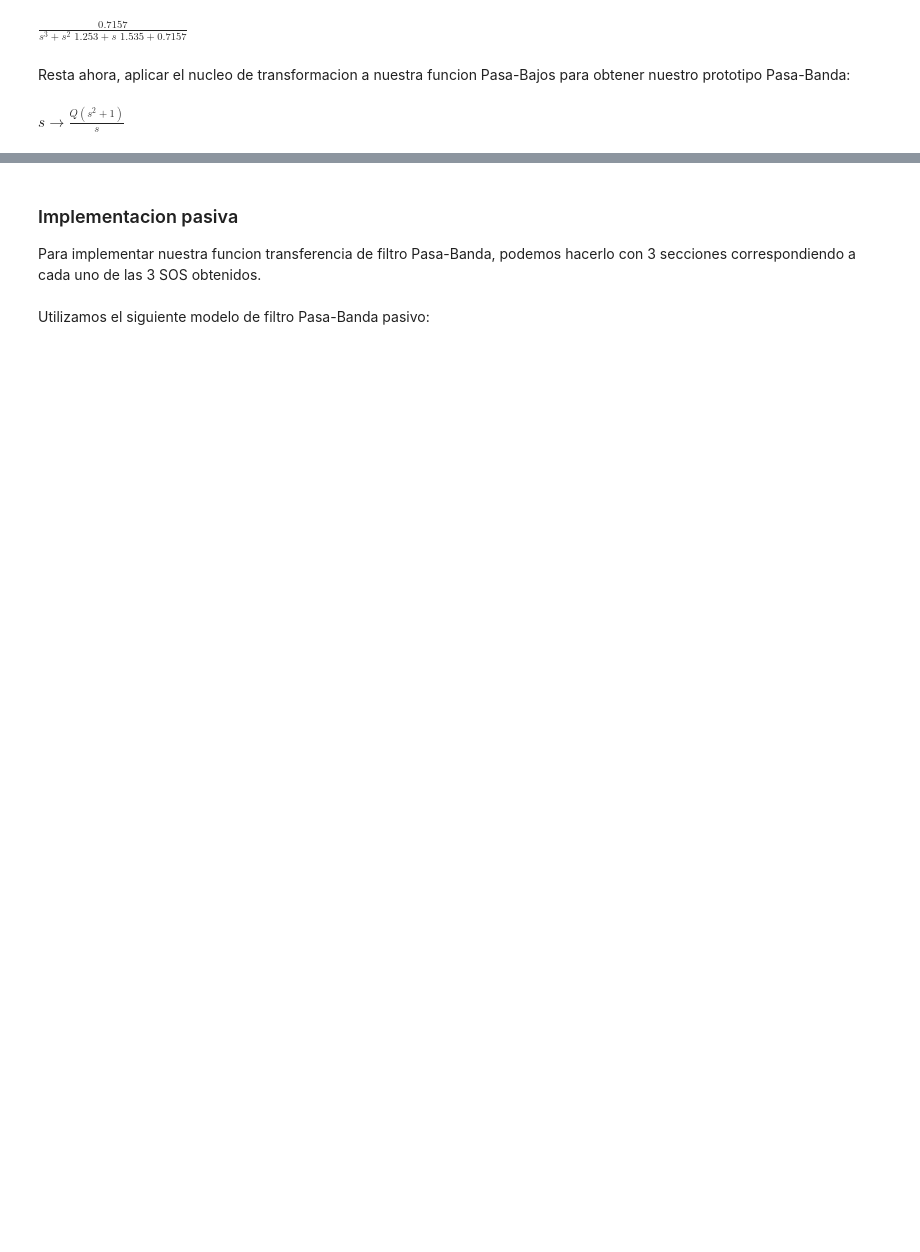
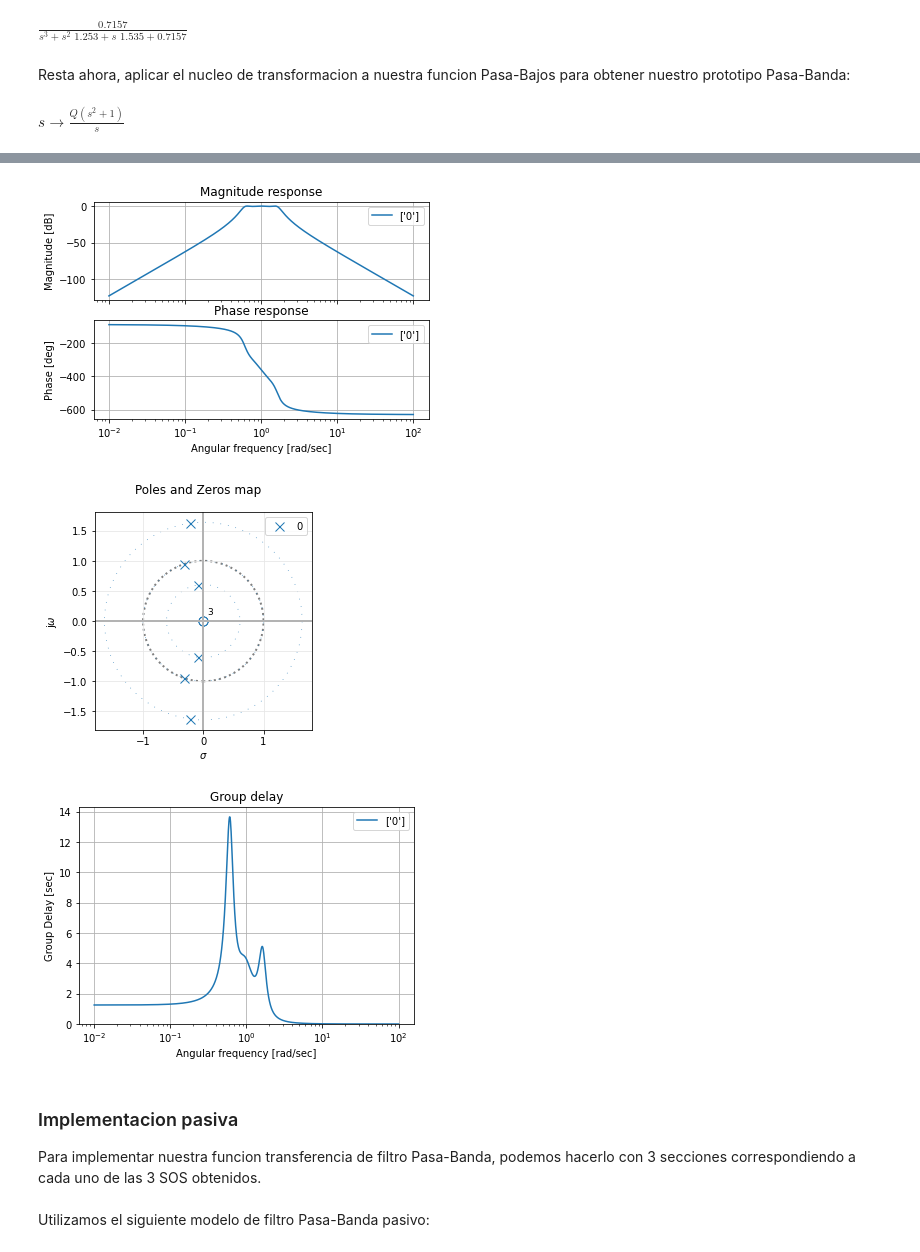
Before and after one commit to usandomir/TC2, a Jupyter notebook: TPS4.ipynb, the cells around one changed output, grey strips where cells are left out. Drawn from its saved outputs; the diff is of its cells as text; code cells hidden in the pictures; blank space fills up the shorter version.

```diff
--- a/TPS4.ipynb
+++ b/TPS4.ipynb
@@ -99,4 +99,11 @@ Verificacion - Funcion Pasa-Banda
 $\displaystyle \frac{s^3 \,\, 0.7157 }{s^6 + s^5 \,\, 1.253 + s^4 \,\, 4.535 + s^3 \,\, 3.222 + s^2 \,\, 4.535 + s \,\, 1.253 +   1 }$
+# %%
+filter_bp = sig.TransferFunction(num_bp, den_bp)
+tc2.analyze_sys(filter_bp)
+# %% [output]
+[figure, added]
+[figure, added]
+[figure, added]
 # %% [markdown]
 ### Implementacion pasiva
 
```
Also changed, not shown: parts of 2 cells of this notebook.
